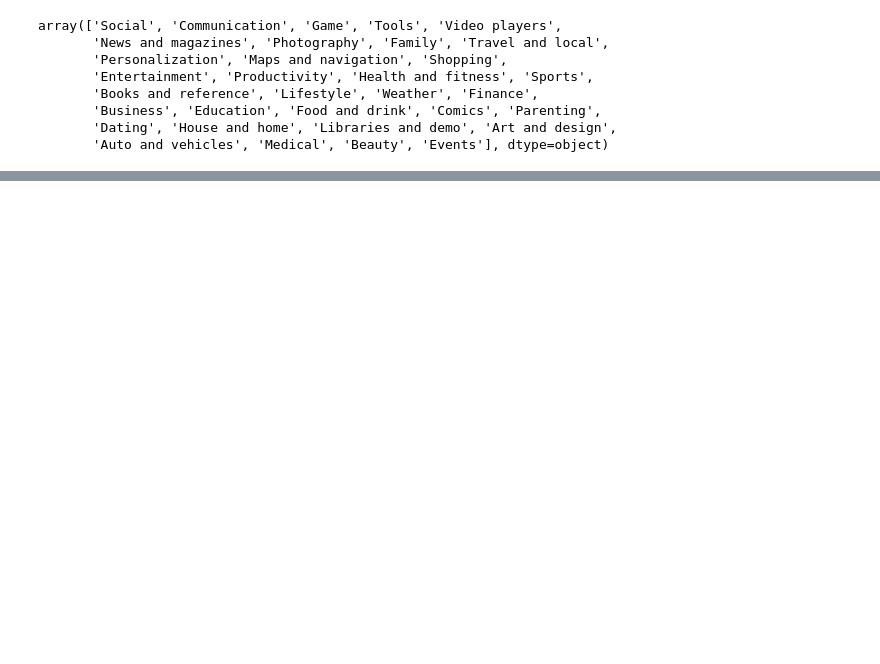
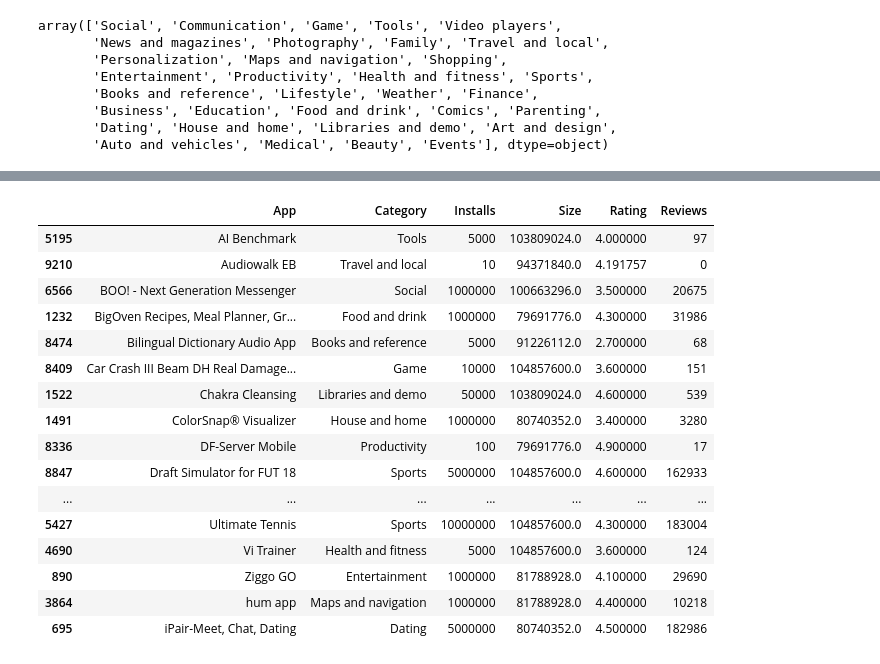
Before and after one commit to atif0911/AIML, a Jupyter notebook: Pandas/Day 3/Pandas.ipynb, the cells around one changed output, grey strips where cells are left out. Saved outputs shown, nothing was run; the diff lists cells and outputs as text; code cells hidden in the pictures; blank space fills up the shorter version.

```diff
--- a/Pandas/Day 3/Pandas.ipynb
+++ b/Pandas/Day 3/Pandas.ipynb
@@ -782,0 +806,2 @@ array(['Social', 'Communication', 'Game', 'Tools', 'Video players',
+# %%
+df['Max size in each Category']=df.groupby('Category')['Size'].transform('max')
@@ -782,0 +817,22 @@ array(['Social', 'Communication', 'Game', 'Tools', 'Video players',
+# %%
+max_size_per_category=df.loc[df['Size']==df['Max size in each Category'],['App','Category','Installs','Size','Rating','Reviews']]
+# %%
+max_size_per_category
+# %% [output]
+|  | App | Category | Installs | Size | Rating | Reviews |
+| 5195 | AI Benchmark | Tools | 5000 | 103809024.0 | 4.000000 | 97 |
+| 9210 | Audiowalk EB | Travel and local | 10 | 94371840.0 | 4.191757 | 0 |
+| 6566 | BOO! - Next Generation Messenger | Social | 1000000 | 100663296.0 | 3.500000 | 20675 |
+| 1232 | BigOven Recipes, Meal Planner, Gr... | Food and drink | 1000000 | 79691776.0 | 4.300000 | 31986 |
+| 8474 | Bilingual Dictionary Audio App | Books and reference | 5000 | 91226112.0 | 2.700000 | 68 |
+| 8409 | Car Crash III Beam DH Real Damage... | Game | 10000 | 104857600.0 | 3.600000 | 151 |
+| 1522 | Chakra Cleansing | Libraries and demo | 50000 | 103809024.0 | 4.600000 | 539 |
+| 1491 | ColorSnap® Visualizer | House and home | 1000000 | 80740352.0 | 3.400000 | 3280 |
+| 8336 | DF-Server Mobile | Productivity | 100 | 79691776.0 | 4.900000 | 17 |
+| 8847 | Draft Simulator for FUT 18 | Sports | 5000000 | 104857600.0 | 4.600000 | 162933 |
+| ... | ... | ... | ... | ... | ... | ... |
+| 5427 | Ultimate Tennis | Sports | 10000000 | 104857600.0 | 4.300000 | 183004 |
+| 4690 | Vi Trainer | Health and fitness | 5000 | 104857600.0 | 3.600000 | 124 |
+| 890 | Ziggo GO | Entertainment | 1000000 | 81788928.0 | 4.100000 | 29690 |
+| 3864 | hum app | Maps and navigation | 1000000 | 81788928.0 | 4.400000 | 10218 |
+| 695 | iPair-Meet, Chat, Dating | Dating | 5000000 | 80740352.0 | 4.500000 | 182986 |
```
Also changed, not shown: parts of 3 cells of this notebook.
